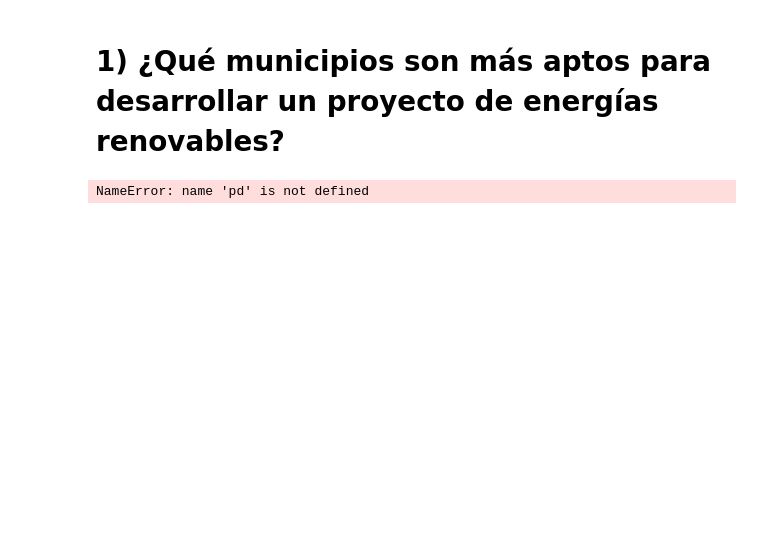
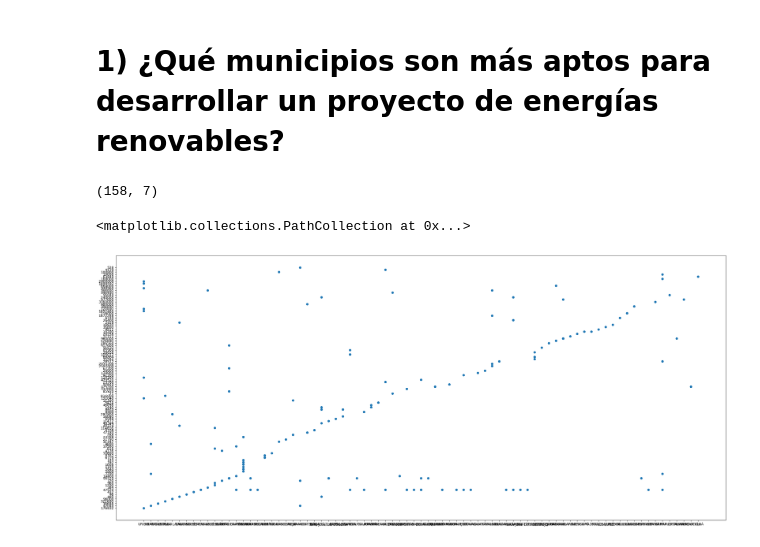
Before and after one commit to gluoneros/talentoTech, a Jupyter notebook: ProyectoFinal.ipynb, the cells around one changed output. Drawn from its saved outputs; the diff is of its cells as text; code cells hidden in the pictures; blank space fills up the shorter version.

```diff
--- a/ProyectoFinal.ipynb
+++ b/ProyectoFinal.ipynb
@@ -127,3 +192,5 @@ memory usage: 250.1+ KB
 # %%
-results3 = client.get("3ebi-d83g", limit=2000)
-datos2 = pd.DataFrame.from_records(results2)
+results3 = client.get("vy9n-w6hc", limit=3000)
+
+datos3 = pd.DataFrame.from_records(results3)
+datos3.head()
@@ -246,15 +236,24 @@ memory usage: 218.9+ KB
 # %% [markdown]
 # 1) ¿Qué municipios son más aptos para desarrollar un proyecto de energías renovables?
 # %%
-df1 = pd.DataFrame(
+df3 = pd.DataFrame(
     {'Municipio': datos3['municipio'],
      'Departamento': datos3['departamento'],
      'Tipo': datos3['tipo'],
      'Usuarios': datos3['usuarios'],
      'Capacidad_instalada': datos3['energia_kwh_d_a'],
-     'Energía_ren': datos3['energía renovable'],
-     'Energía_no_renovable': datos3['energía no renovable']
+     'Energía_p': datos3['energia_kwh_d_a'],
+     'Energía_no_renovable': datos3['emisiones_co2_ton_a_o']
     }
 )
-# %% [output]
-NameError: name 'pd' is not defined
+# %%
+df3.shape
+# %% [output]
+(158, 7)
+# %%
+plt.figure(figsize=(32, 14))
+plt.scatter(x='Municipio', y='Capacidad_instalada', data=df3)
+#plt.xticks(rotation=65)
+# %% [output]
+<matplotlib.collections.PathCollection at 0x...>
+[figure, added]
```
Also changed, not shown: parts of 29 cells of this notebook.
